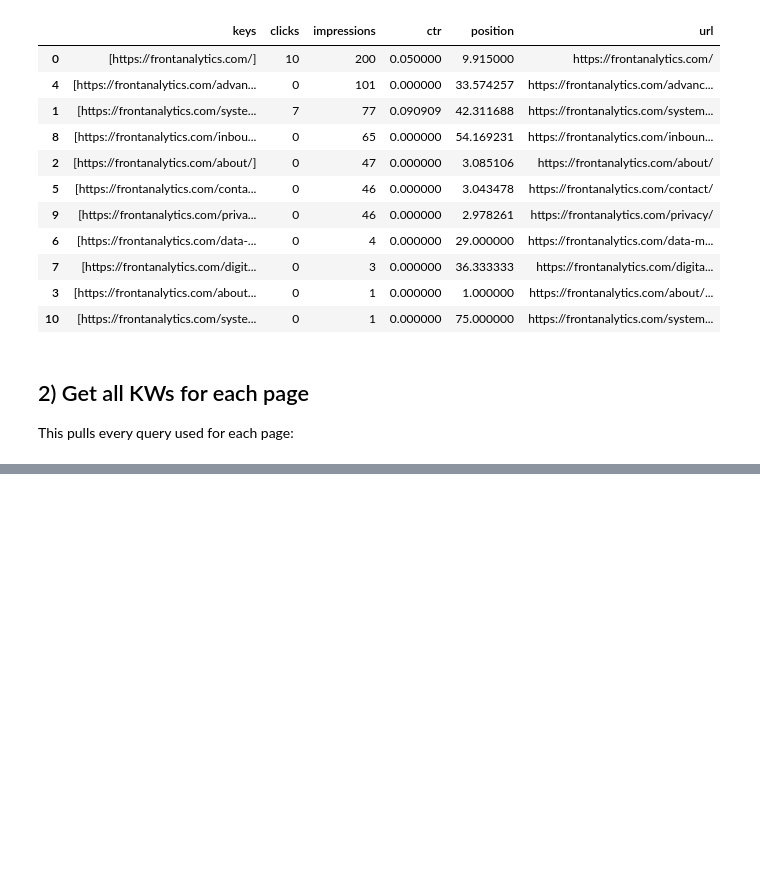
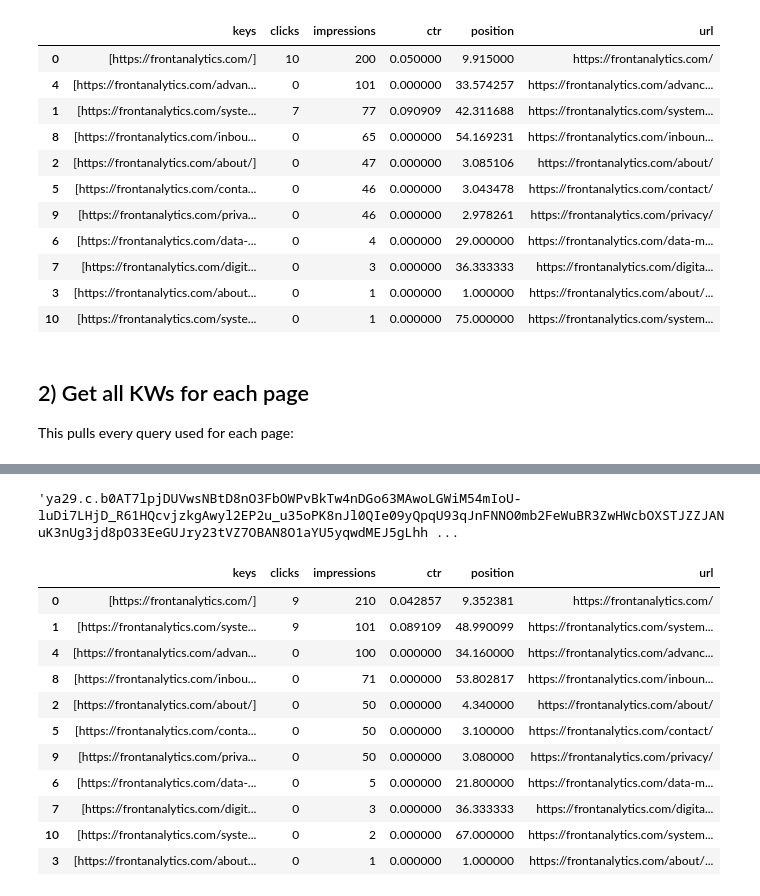
Before and after one commit to FrontAnalyticsInc/data-winners, a Jupyter notebook: datasource-api-google-search-console/part1-authenticate_and_query.ipynb, the cells around one changed output, grey strips where cells are left out. Saved outputs shown, nothing was run; the diff lists cells and outputs as text; code cells hidden in the pictures; blank space fills up the shorter version.

```diff
--- a/datasource-api-google-search-console/part1-authenticate_and_query.ipynb
+++ b/datasource-api-google-search-console/part1-authenticate_and_query.ipynb
@@ -282,0 +311,6 @@ df_all_queries
+# %%
+service = build(
+    'webmasters',
+    'v3',
+    credentials=credentials
+)
@@ -282,0 +333,22 @@ df_all_queries
+# %%
+import datetime
+
+site_url = "frontanalytics.com"
+today = datetime.datetime.today()
+startDate = today - datetime.timedelta(days=32)
+endDate = today - datetime.timedelta(days=2)
+# %%
+request = {
+      'startDate': startDate.strftime("%Y-%m-%d"),
+      'endDate': endDate.strftime("%Y-%m-%d"),
+      'dimensions': ["page","device","query"], # uneditable to enforce a nice clean dataframe at the end!
+      'rowLimit': 25000,
+      'startRow': 0
+       }
+# %%
+# Make the request to grab the data
+response = service.searchanalytics().query(siteUrl=site_url, body=request).execute()
+# Go down one level in the response object
+res = response['rows']
+# Create a DataFrame of the results
+df = pd.DataFrame.from_dict(res)
@@ -282,0 +358,26 @@ df_all_queries
+# %%
+credentials.token
+# %% [output]
+'ya29.c.b0AT7lpjDUVwsNBtD8nO3FbOWPvBkTw4nDGo63MAwoLGWiM54mIoU-luDi7LHjD_R61HQcvjzkgAwyl2EP2u_u35oPK8nJl0QIe09yQpqU93qJnFNNO0mb2FeWuBR3ZwHWcbOXSTJZZJANuK3nUg3jd8pO33EeGUJry23tVZ7OBAN8O1aYU5yqwdMEJ5gLhh ...
+# %%
+j = json.loads(res.text)['rows']
+for i in range(len(j)):
+    j[i]['url'] = j[i]['keys'][0]
+
+df_pages = pd.DataFrame(j)
+
+df_pages = df_pages.sort_values('impressions',ascending=False)
+df_pages
+# %% [output]
+|  | keys | clicks | impressions | ctr | position | url |
+| 0 | [https://frontanalytics.com/] | 9 | 210 | 0.042857 | 9.352381 | https://frontanalytics.com/ |
+| 1 | [https://frontanalytics.com/syste... | 9 | 101 | 0.089109 | 48.990099 | https://frontanalytics.com/system... |
+| 4 | [https://frontanalytics.com/advan... | 0 | 100 | 0.000000 | 34.160000 | https://frontanalytics.com/advanc... |
+| 8 | [https://frontanalytics.com/inbou... | 0 | 71 | 0.000000 | 53.802817 | https://frontanalytics.com/inboun... |
+| 2 | [https://frontanalytics.com/about/] | 0 | 50 | 0.000000 | 4.340000 | https://frontanalytics.com/about/ |
+| 5 | [https://frontanalytics.com/conta... | 0 | 50 | 0.000000 | 3.100000 | https://frontanalytics.com/contact/ |
+| 9 | [https://frontanalytics.com/priva... | 0 | 50 | 0.000000 | 3.080000 | https://frontanalytics.com/privacy/ |
+| 6 | [https://frontanalytics.com/data-... | 0 | 5 | 0.000000 | 21.800000 | https://frontanalytics.com/data-m... |
+| 7 | [https://frontanalytics.com/digit... | 0 | 3 | 0.000000 | 36.333333 | https://frontanalytics.com/digita... |
+| 10 | [https://frontanalytics.com/syste... | 0 | 2 | 0.000000 | 67.000000 | https://frontanalytics.com/system... |
+| 3 | [https://frontanalytics.com/about... | 0 | 1 | 0.000000 | 1.000000 | https://frontanalytics.com/about/... |
```
Also changed, not shown: parts of 19 cells of this notebook.
